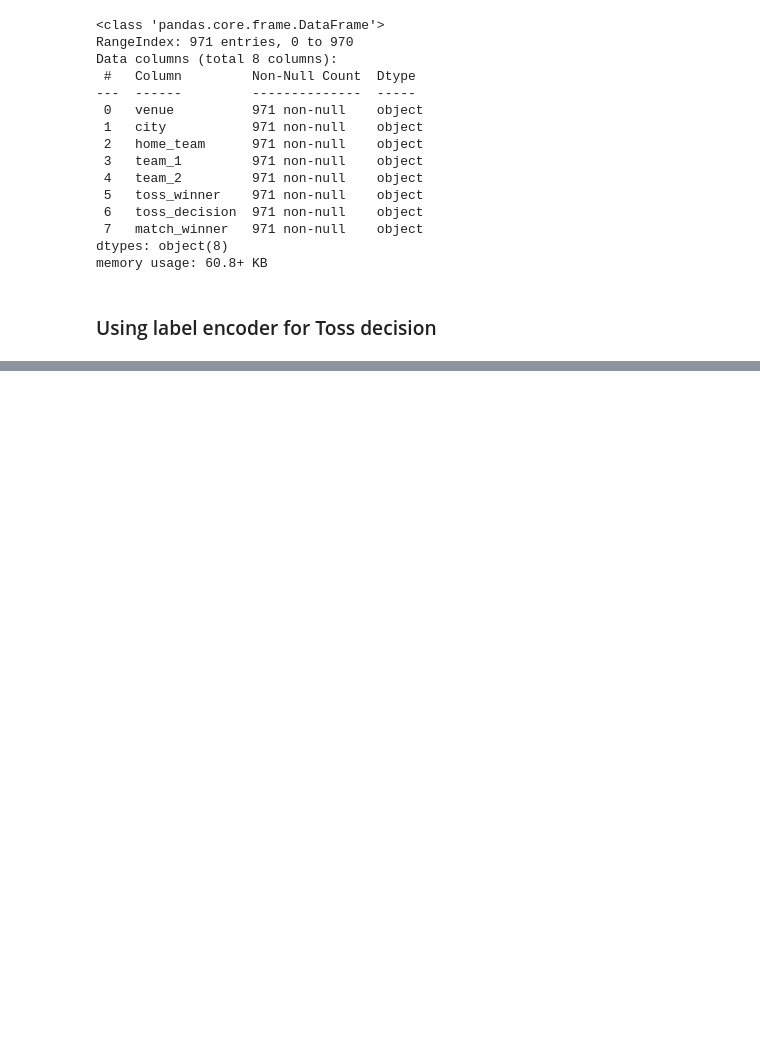
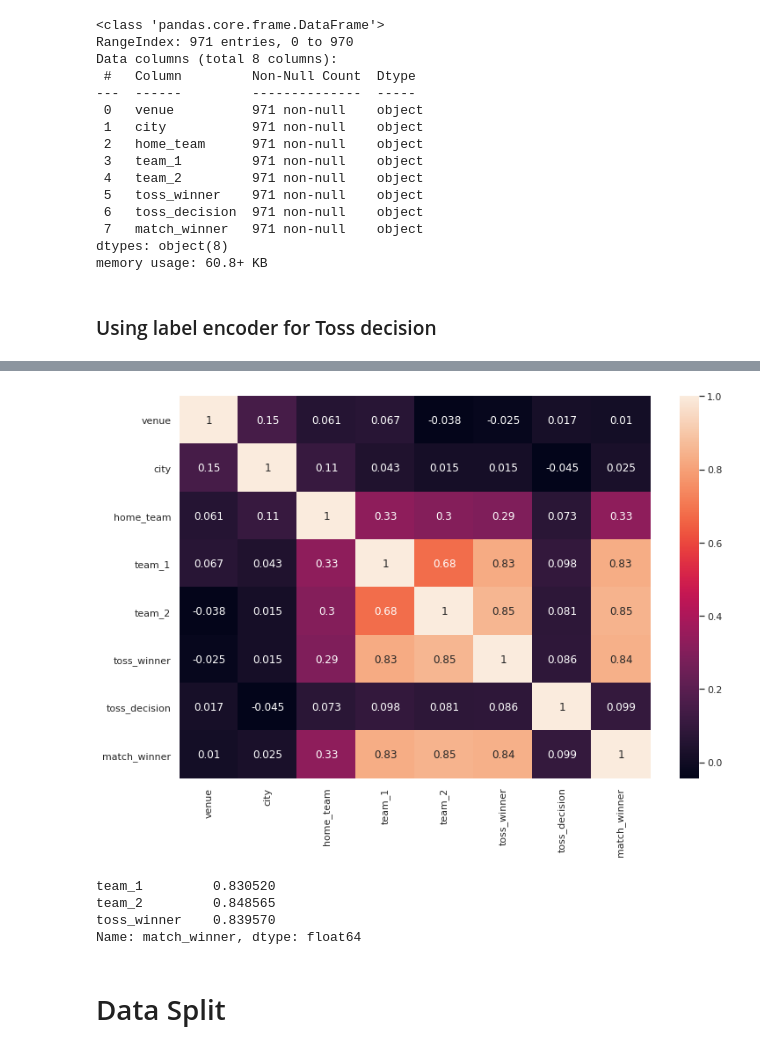
Before and after one commit to mominulhaque666/Group_5_CSE445_3_Spring_21, a Jupyter notebook: ipynb/T20WinnerPrediction.ipynb, the cells around one changed output, grey strips where cells are left out. Cells and saved outputs as stored; diff of their text form; code cells hidden in the pictures; blank space fills up the shorter version.

```diff
--- a/ipynb/T20WinnerPrediction.ipynb
+++ b/ipynb/T20WinnerPrediction.ipynb
@@ -843,0 +1107,8 @@ Name: city, Length: 117, dtype: int64
+# %%
+# Correlation Matrix
+
+import seaborn as sns
+sns.set(rc={'figure.figsize': (12,8)})
+ax = sns.heatmap(mod_match_df.corr(), annot=True)
+# %% [output]
+[figure, added]
@@ -843,0 +1120,10 @@ Name: city, Length: 117, dtype: int64
+# %%
+# find correlative features of the target Match Winner
+correlated_features(mod_match_df, 0.50, 'match_winner')
+# %% [output]
+team_1         0.830520
+team_2         0.848565
+toss_winner    0.839570
+Name: match_winner, dtype: float64
+# %% [markdown]
+# Data Split
```
Also changed, not shown: parts of 53 cells of this notebook.
